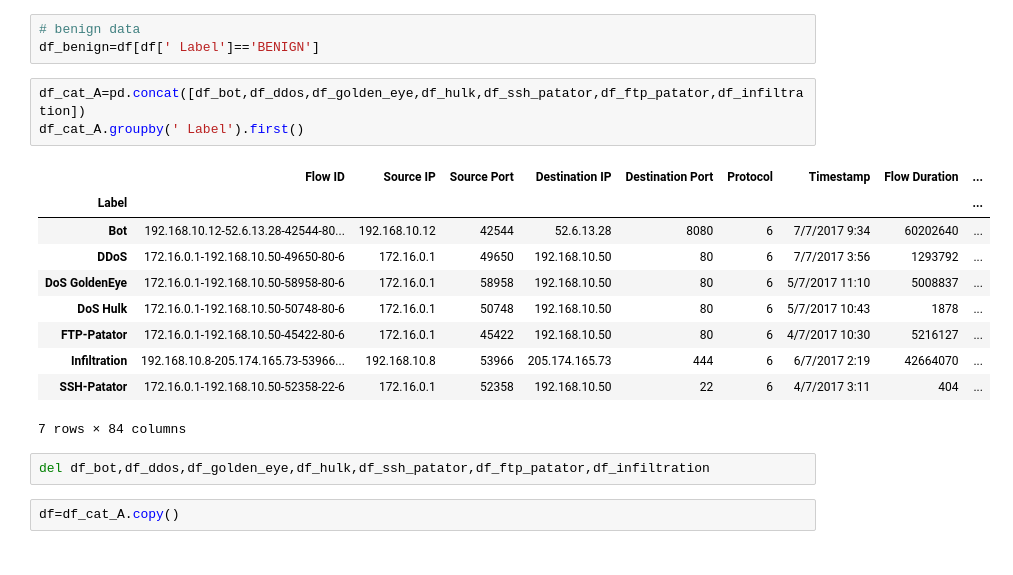
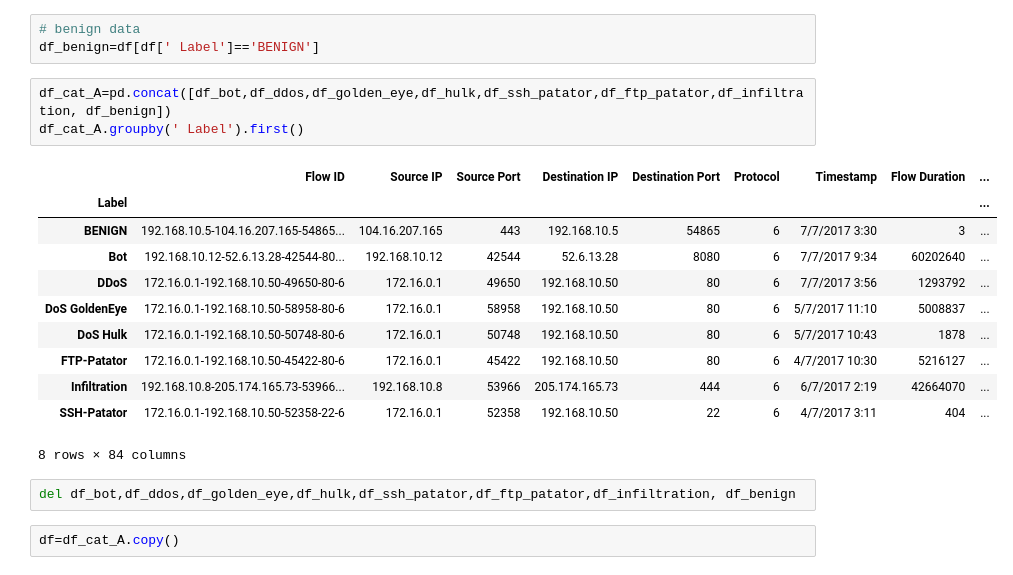
Before and after one commit to SaqlainHussainShah/implementation-of-sdi, a Jupyter notebook: Copy_of_Separate_Notebook_cat_A.ipynb, the cells around one changed output. Drawn from its saved outputs; the diff is of its cells as text.

```diff
--- a/Copy_of_Separate_Notebook_cat_A.ipynb
+++ b/Copy_of_Separate_Notebook_cat_A.ipynb
@@ -53,11 +49,12 @@ df_infiltration=df[df[' Label']=='Infiltration']
 # benign data
 df_benign=df[df[' Label']=='BENIGN']
 # %%
-df_cat_A=pd.concat([df_bot,df_ddos,df_golden_eye,df_hulk,df_ssh_patator,df_ftp_patator,df_infiltration])
+df_cat_A=pd.concat([df_bot,df_ddos,df_golden_eye,df_hulk,df_ssh_patator,df_ftp_patator,df_infiltration, df_benign])
 df_cat_A.groupby(' Label').first()
 # %% [output]
 |  | Flow ID | Source IP | Source Port | Destination IP | Destination Port | Protocol | Timestamp | Flow Duration | ... |
 | Label |  |  |  |  |  |  |  |  | ... |
+| BENIGN | 192.168.10.5-104.16.207.165-54865... | 104.16.207.165 | 443 | 192.168.10.5 | 54865 | 6 | 7/7/2017 3:30 | 3 | ... |
 | Bot | 192.168.10.12-52.6.13.28-42544-80... | 192.168.10.12 | 42544 | 52.6.13.28 | 8080 | 6 | 7/7/2017 9:34 | 60202640 | ... |
 | DDoS | 172.16.0.1-192.168.10.50-49650-80-6 | 172.16.0.1 | 49650 | 192.168.10.50 | 80 | 6 | 7/7/2017 3:56 | 1293792 | ... |
 | DoS GoldenEye | 172.16.0.1-192.168.10.50-58958-80-6 | 172.16.0.1 | 58958 | 192.168.10.50 | 80 | 6 | 5/7/2017 11:10 | 5008837 | ... |
@@ -65,9 +62,9 @@ df_cat_A.groupby(' Label').first()
 | FTP-Patator | 172.16.0.1-192.168.10.50-45422-80-6 | 172.16.0.1 | 45422 | 192.168.10.50 | 80 | 6 | 4/7/2017 10:30 | 5216127 | ... |
 | Infiltration | 192.168.10.8-205.174.165.73-53966... | 192.168.10.8 | 53966 | 205.174.165.73 | 444 | 6 | 6/7/2017 2:19 | 42664070 | ... |
 | SSH-Patator | 172.16.0.1-192.168.10.50-52358-22-6 | 172.16.0.1 | 52358 | 192.168.10.50 | 22 | 6 | 4/7/2017 3:11 | 404 | ... |
-7 rows × 84 columns
+8 rows × 84 columns
 # %%
-del df_bot,df_ddos,df_golden_eye,df_hulk,df_ssh_patator,df_ftp_patator,df_infiltration
+del df_bot,df_ddos,df_golden_eye,df_hulk,df_ssh_patator,df_ftp_patator,df_infiltration, df_benign
 # %%
 df=df_cat_A.copy()
 # %%
```
Also changed, not shown: parts of 12 cells of this notebook.
